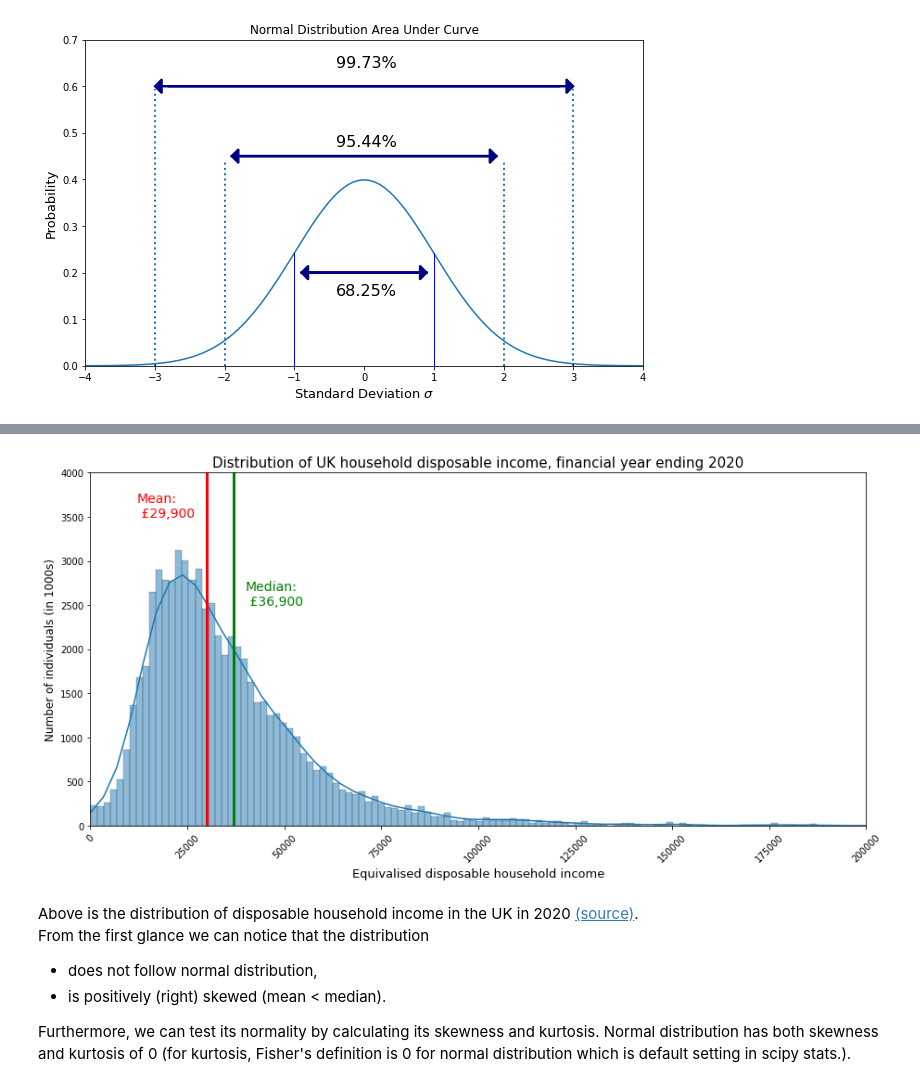
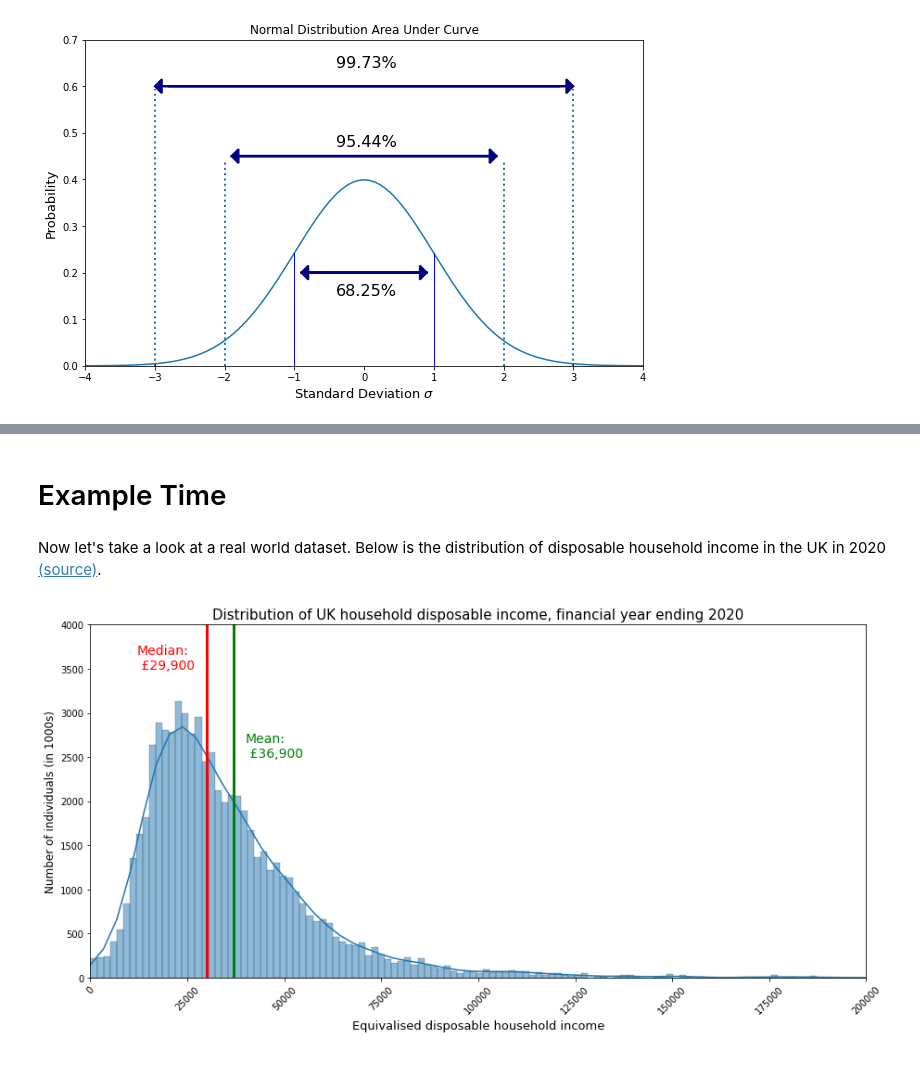
Before and after one commit to disney-snoopy/fastbook, a Jupyter notebook: _notebooks/2021-01-23-ztest.ipynb, the cells around one changed output, grey strips where cells are left out. Cells and saved outputs as stored; diff of their text form; code cells hidden in the pictures.

```diff
--- a/_notebooks/2021-01-23-ztest.ipynb
+++ b/_notebooks/2021-01-23-ztest.ipynb
@@ -152 +149,5 @@ For formal proof of central limit theorem, check [this paper.](https://www.cs.to
+# %% [markdown]
+# Example Time
+# %% [markdown]
+Now let's take a look at a real world dataset. Below is the distribution of disposable household income in the UK in 2020 [(source)](https://www.ons.gov.uk/peoplepopulationandcommunity/personalandhouseholdfinances/incomeandwealth/bulletins/householddisposableincomeandinequality/financialyear2020).
 # %%
@@ -166,26 +167,19 @@ dist_df.columns = ['income']
 # %%
 #collapse
 plt.figure(figsize=(15, 7))
 ax = sns.histplot(dist_df, bins = 400, legend = False, kde = True)
 plt.axvline(29900, color = 'red', lw = 3)
 plt.axvline(36900, color = 'green', lw = 3)
 #tick_spacing = 10000
 #ax.xaxis.set_major_locator(ticker.MultipleLocator(tick_spacing))
 plt.xticks(rotation = 45)
 plt.xlim(0, 200000)
 plt.ylim(0, 4000)
 plt.title('Distribution of UK household disposable income, financial year ending 2020', fontsize = 15)
 plt.xlabel('Equivalised disposable household income', fontsize=13)
 plt.ylabel('Number of individuals (in 1000s)', fontsize = 12)
 
-plt.text(12000, 3500, 'Mean:\n £29,900', fontsize = 14, color = 'red')
-plt.text(40000, 2500, 'Median:\n £36,900', fontsize = 14, color = 'green');
+plt.text(12000, 3500, 'Median:\n £29,900', fontsize = 14, color = 'red')
+plt.text(40000, 2500, 'Mean:\n £36,900', fontsize = 14, color = 'green');
 # %% [output]
-[figure, old version]
+[figure, new version]
-# %% [markdown]
-Above is the distribution of disposable household income in the UK in 2020 [(source)](https://www.ons.gov.uk/peoplepopulationandcommunity/personalandhouseholdfinances/incomeandwealth/bulletins/householddisposableincomeandinequality/financialyear2020).\
-From the first glance we can notice that the distribution
-- does not follow normal distribution,
-- is positively (right) skewed (mean < median).
-
-Furthermore, we can test its normality by calculating its skewness and kurtosis. Normal distribution has both skewness and kurtosis of 0 (for kurtosis, Fisher's definition is 0 for normal distribution which is default setting in scipy stats.).
```
Also changed, not shown: parts of 38 cells of this notebook.
